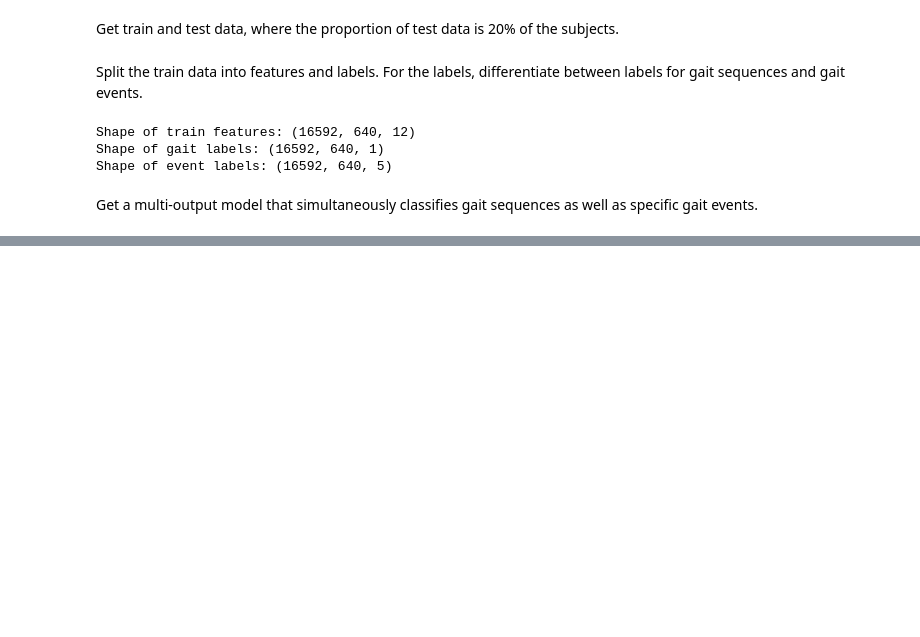
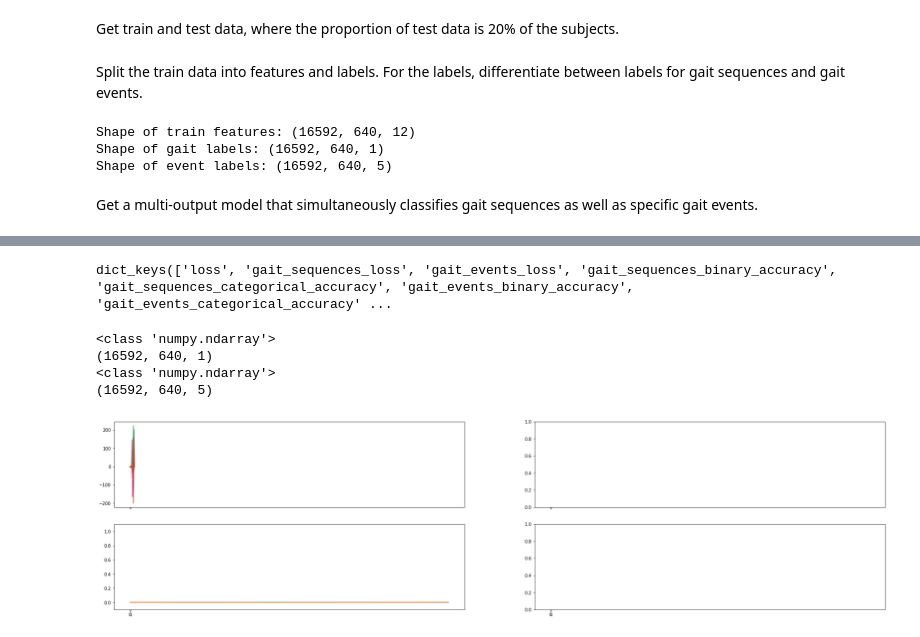
Before and after one commit to rmndrs89/Mobilise-D, a Jupyter notebook: code/tutorial.ipynb, the cells around one changed output, grey strips where cells are left out. Saved outputs shown, nothing was run; the diff lists cells and outputs as text; code cells hidden in the pictures; blank space fills up the shorter version.

```diff
--- a/code/tutorial.ipynb
+++ b/code/tutorial.ipynb
@@ -61,10 +78,27 @@ ________________________________________________________________________________
+# %%
+callbacks = [
+    keras.callbacks.EarlyStopping(
+        patience = 5,         # number of epochs in a row in which there is no improvement
+        monitor = 'val_loss', # which performance metric to use
+        mode = 'min'          # minimize or maximize the performance metric
+    ),
+    keras.callbacks.ModelCheckpoint(
+        filepath = './training/runs',
+        monitor = 'val_loss',
+        save_best_only = True,
+        save_weight_only = False,
+        mode = 'min'
+    )
+]
 # %%
 multi_output_history = multi_output_model.fit(
     x = train_features,
     y = {'gait_sequences': gait_labels,
          'gait_events': event_labels},
     batch_size = 16,
-    epochs = 5,
-    shuffle = True
+    epochs = 50,
+    shuffle = True,
+    validation_split = 0.3,
+    callbacks = callbacks
 )
 # %% [output]
@@ -80,0 +121,28 @@ Epoch 5/5
+# %%
+multi_output_history.history.keys()
+# %% [output]
+dict_keys(['loss', 'gait_sequences_loss', 'gait_events_loss', 'gait_sequences_binary_accuracy', 'gait_sequences_categorical_accuracy', 'gait_events_binary_accuracy', 'gait_events_categorical_accuracy' ...
+# %%
+predictions = multi_output_model.predict(x=train_features)
+# %%
+for i in range(len(predictions)):
+    print(type(predictions[i]))
+    print(predictions[i].shape)
+# %% [output]
+<class 'numpy.ndarray'>
+(16592, 640, 1)
+<class 'numpy.ndarray'>
+(16592, 640, 5)
+# %%
+ix_random = np.random.choice(predictions[0].shape[0], 1, replace=False)[0]
+
+fig, axs = plt.subplots(2, 2, figsize=(32, 8), sharex=True)
+axs[0][0].plot(train_features[ix_random:ix_random+10][:,4])
+axs[0][0].plot(train_features[ix_random:ix_random+10][:,10])
+axs[1][0].plot(gait_labels[ix_random][:,0])
+axs[1][0].plot(predictions[0][ix_random][:,0])
+axs[1][0].set_ylim([-0.1, 1.1])
+axs[1][0].set_xticks([0, 1])
+plt.show()
+# %% [output]
+[figure, added]
```
Also changed, not shown: parts of 3 cells of this notebook, 10 other files.
